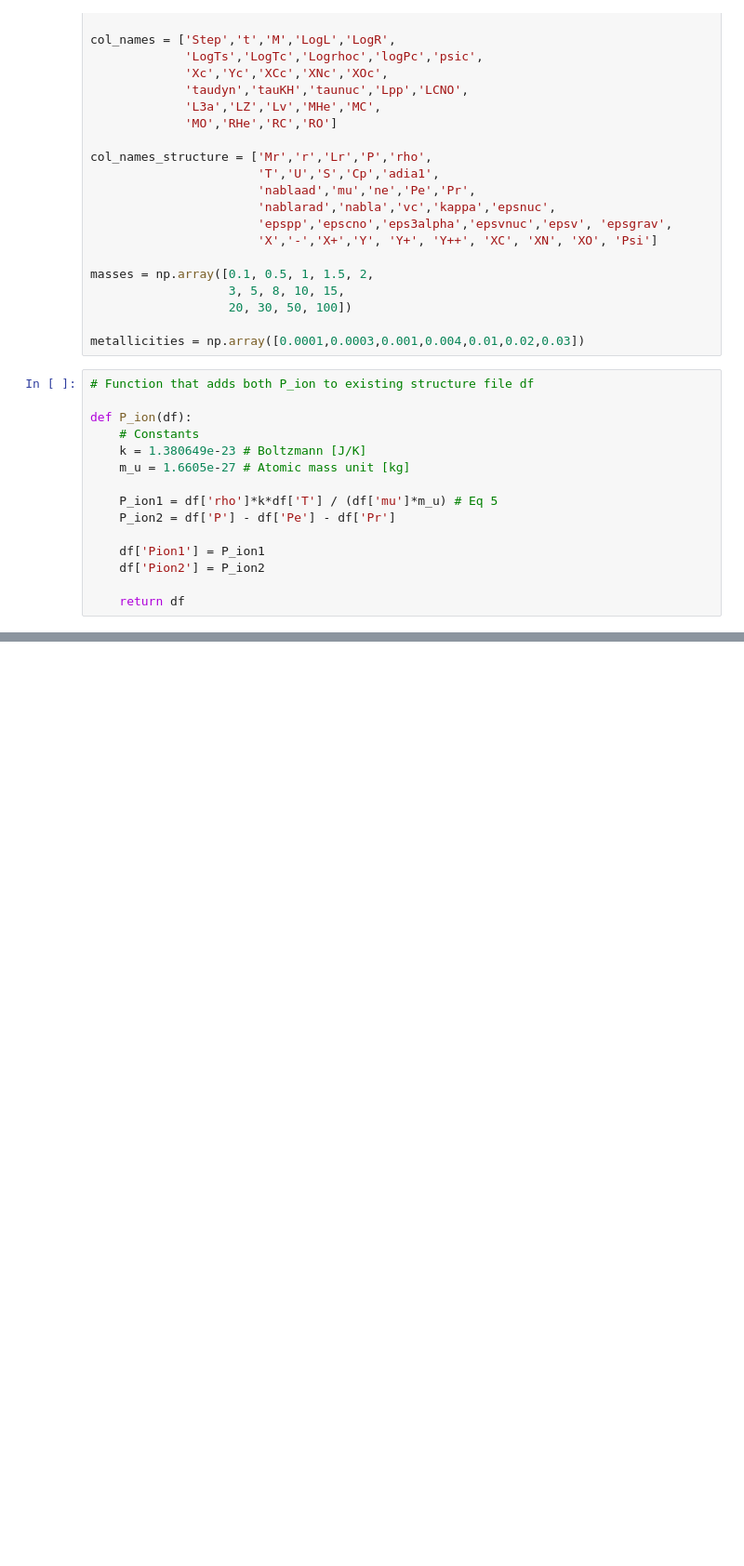
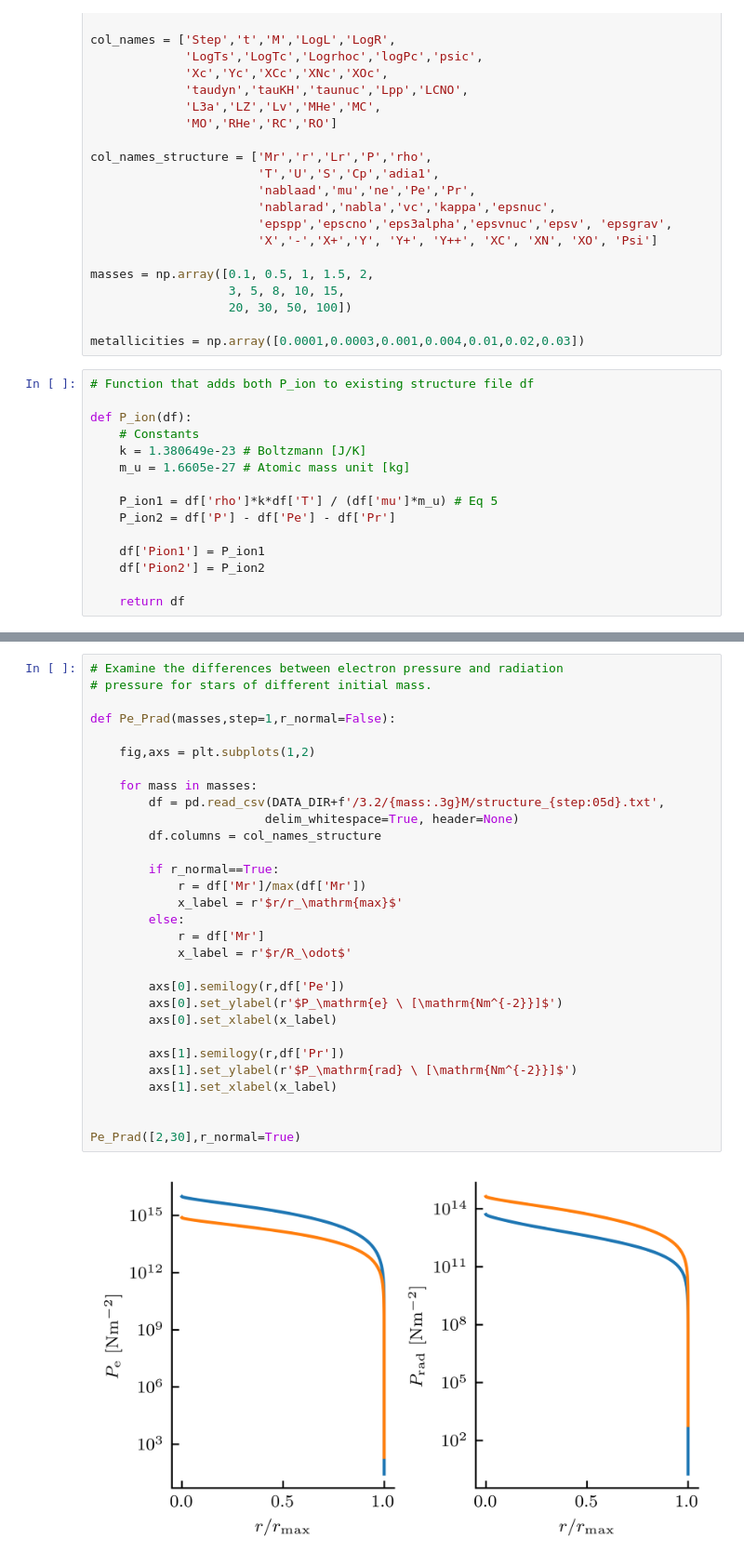
Before and after one commit to JeppJeppsson/Stellar_project, a Jupyter notebook: 3.5.ipynb, the cells around one changed output, grey strips where cells are left out. Shown at 93% size. Cells and saved outputs as stored; diff of their text form; blank space fills up the shorter version.

```diff
--- a/3.5.ipynb
+++ b/3.5.ipynb
@@ -79,0 +96,32 @@ plot_Pion(mass,metal,step)
+# %%
+# Examine the differences between electron pressure and radiation
+# pressure for stars of different initial mass.
+
+def Pe_Prad(masses,step=1,r_normal=False):
+
+    fig,axs = plt.subplots(1,2)
+
+    for mass in masses:
+        df = pd.read_csv(DATA_DIR+f'/3.2/{mass:.3g}M/structure_{step:05d}.txt',
+                        delim_whitespace=True, header=None)
+        df.columns = col_names_structure
+
+        if r_normal==True:
+            r = df['Mr']/max(df['Mr'])
+            x_label = r'$r/r_\mathrm{max}$'
+        else:
+            r = df['Mr']
+            x_label = r'$r/R_\odot$'
+
+        axs[0].semilogy(r,df['Pe'])
+        axs[0].set_ylabel(r'$P_\mathrm{e} \ [\mathrm{Nm^{-2}}]$')
+        axs[0].set_xlabel(x_label)
+
+        axs[1].semilogy(r,df['Pr'])
+        axs[1].set_ylabel(r'$P_\mathrm{rad} \ [\mathrm{Nm^{-2}}]$')
+        axs[1].set_xlabel(x_label)
+
+
+Pe_Prad([2,30],r_normal=True)
+# %% [output]
+[figure, added]
```
Also changed, not shown: parts of 2 cells of this notebook.
